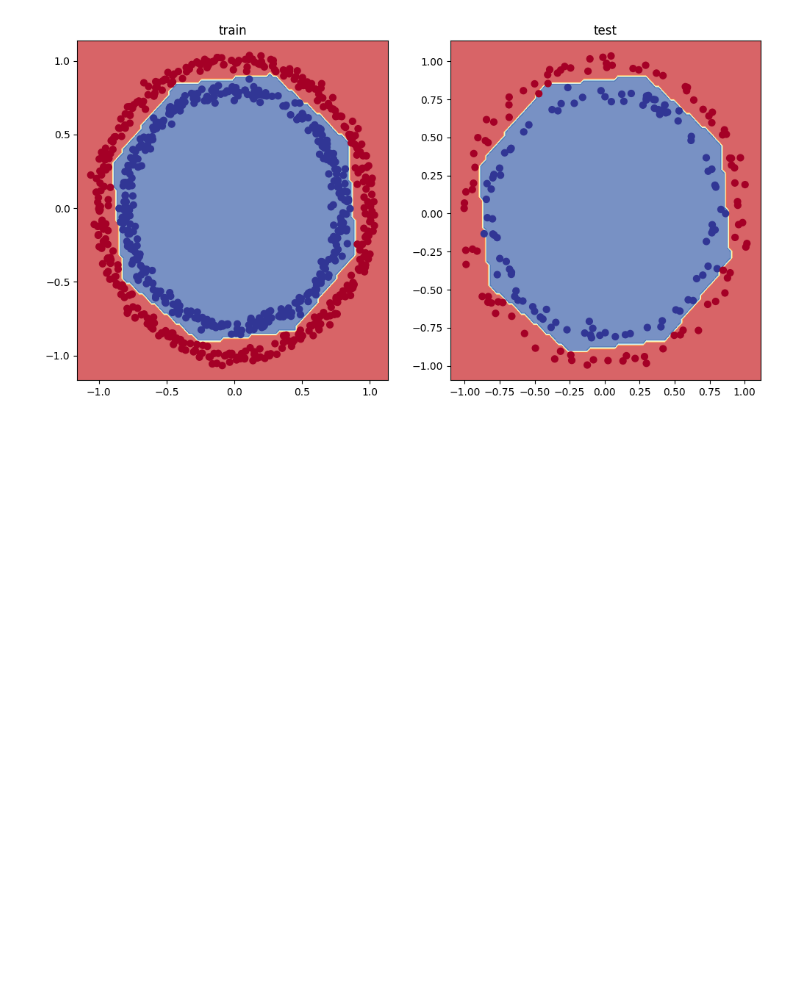
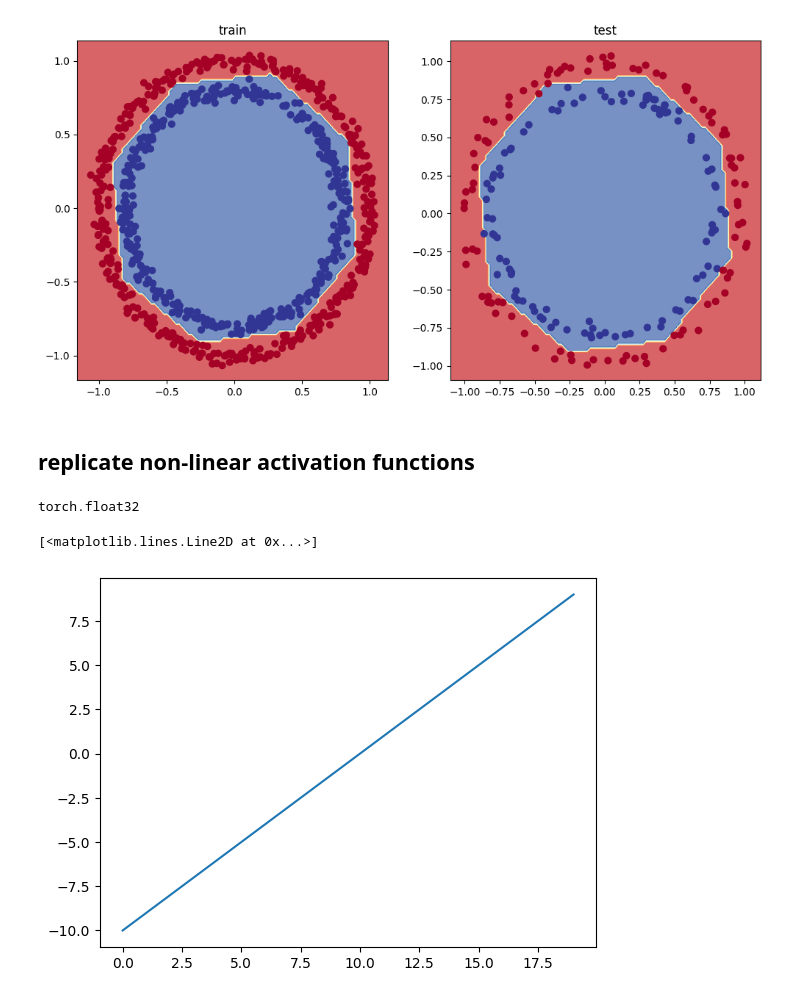
Before and after one commit to GreenCrimea/Learning-PyTorch, a Jupyter notebook: neural_network_classification.ipynb, the cells around one changed output. Saved outputs shown, nothing was run; the diff lists cells and outputs as text; code cells hidden in the pictures; blank space fills up the shorter version.

```diff
--- a/neural_network_classification.ipynb
+++ b/neural_network_classification.ipynb
@@ -602,3 +602,15 @@ plt.title("test")
 plot_decision_boundary(model_4, X_test, Y_test)
 # %% [output]
 [figure]
+# %% [markdown]
+## replicate non-linear activation functions
+# %%
+A = torch.arange(-10., 10., 1.)
+A.dtype
+# %% [output]
+torch.float32
+# %%
+plt.plot(A)
+# %% [output]
+[<matplotlib.lines.Line2D at 0x...>]
+[figure, added]
```
Also changed, not shown: parts of 4 cells of this notebook.
